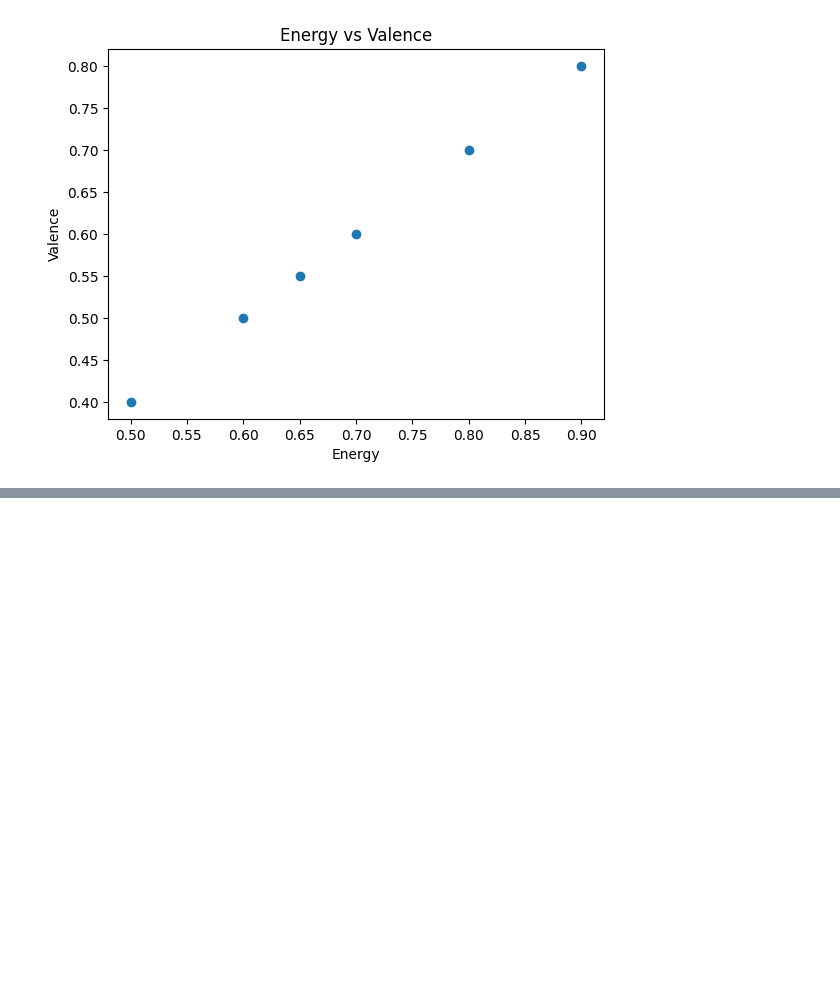
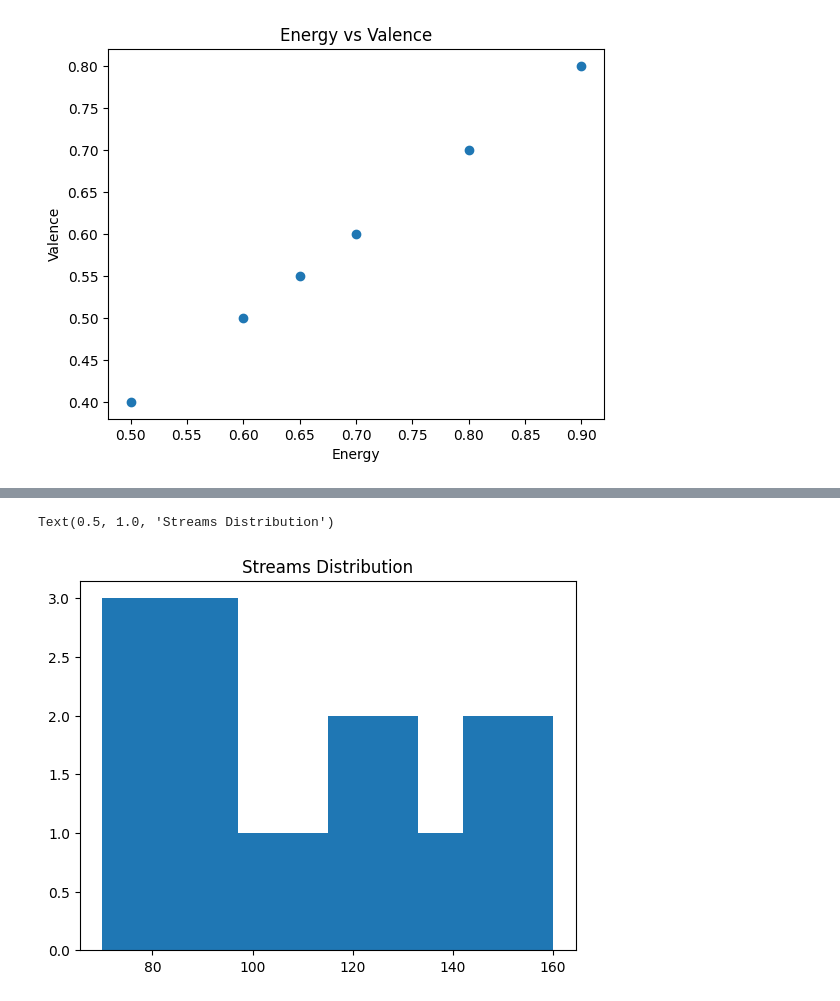
Before and after one commit to BugBananaLiver/Pandas_Practice, a Jupyter notebook: module2week2.ipynb, the cells around one changed output, grey strips where cells are left out. Cells and saved outputs as stored; diff of their text form; code cells hidden in the pictures; blank space fills up the shorter version.

```diff
--- a/module2week2.ipynb
+++ b/module2week2.ipynb
@@ -66,0 +115,6 @@ SyntaxError: invalid syntax (3028536389.py, line 1)
+# %%
+plt.hist(df['streams'])
+plt.title("Streams Distribution")
+# %% [output]
+Text(0.5, 1.0, 'Streams Distribution')
+[figure, added]
```
Also changed, not shown: parts of 3 cells of this notebook.
